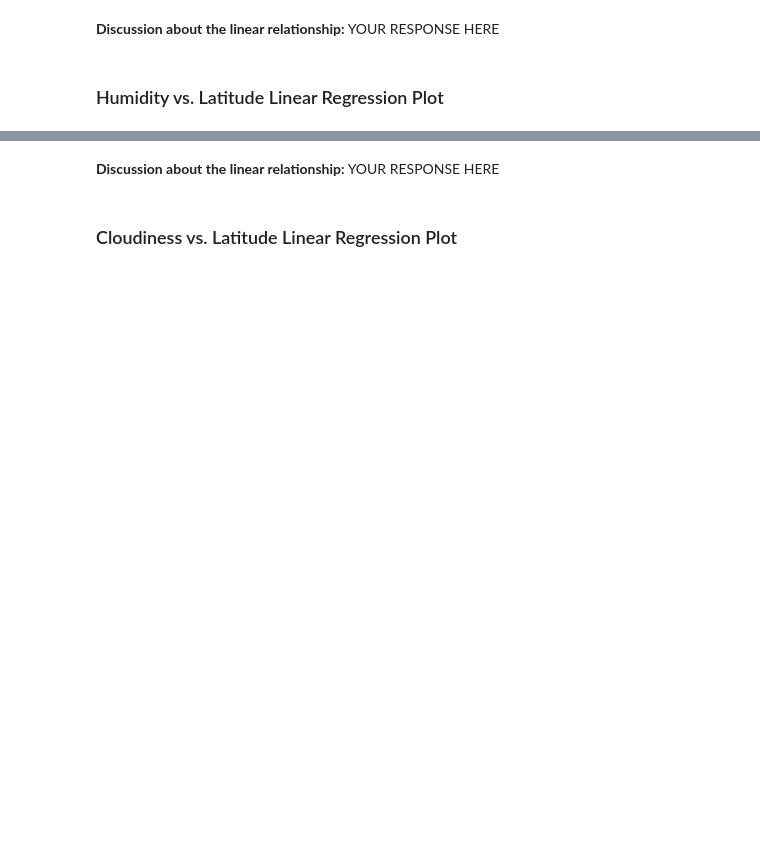
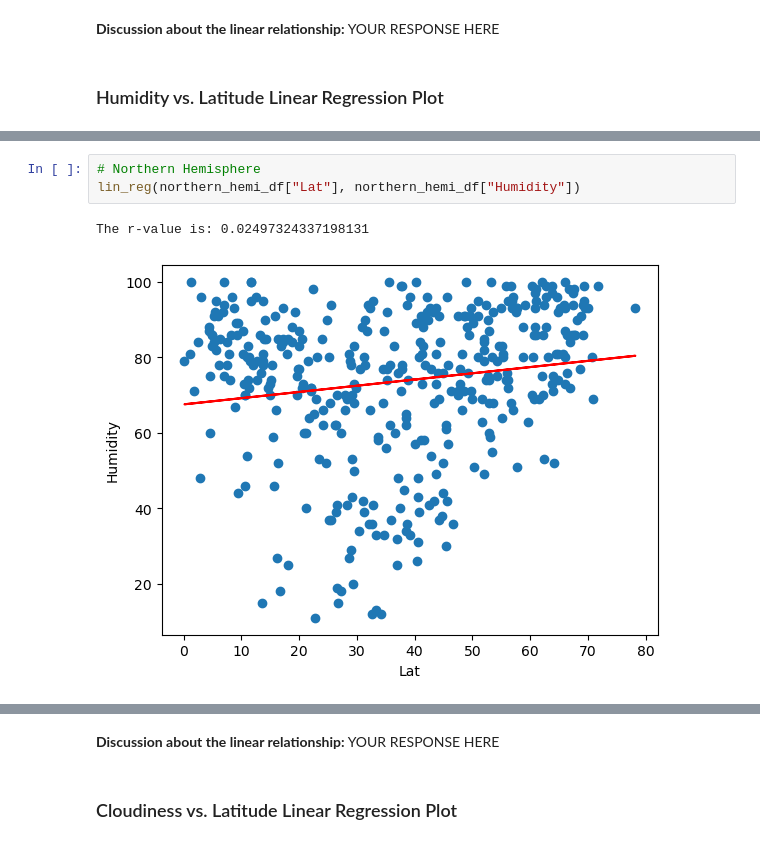
Before and after one commit to Kdata249/python-api-challenge, a Jupyter notebook: WeatherPyy/WeatherPy.ipynb, the cells around one changed output, grey strips where cells are left out. Drawn from its saved outputs; the diff is of its cells as text; blank space fills up the shorter version.

```diff
--- a/WeatherPyy/WeatherPy.ipynb
+++ b/WeatherPyy/WeatherPy.ipynb
@@ -340,0 +330,6 @@ The r-value is: 0.0002808747046324607
+# %%
+# Northern Hemisphere
+lin_reg(northern_hemi_df["Lat"], northern_hemi_df["Humidity"])
+# %% [output]
+The r-value is: 0.02497324337198131
+[figure, added]
```
Also changed, not shown: parts of 24 cells of this notebook.
